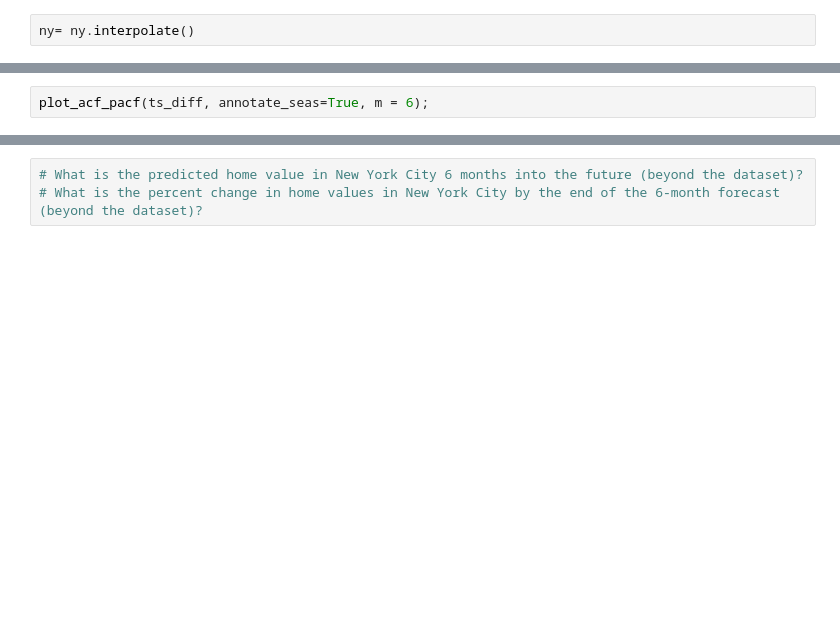
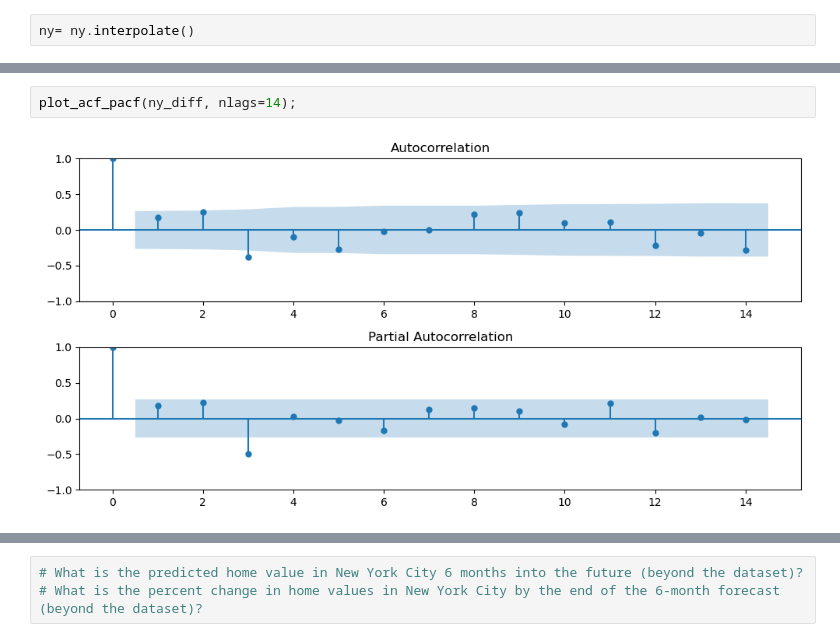
Before and after one commit to sof2401/Data-Visualization, a Jupyter notebook: Gridsearch SARIMA Models (Core).ipynb, the cells around one changed output, grey strips where cells are left out. Drawn from its saved outputs; the diff is of its cells as text; blank space fills up the shorter version.

```diff
--- a/Gridsearch SARIMA Models (Core).ipynb
+++ b/Gridsearch SARIMA Models (Core).ipynb
@@ -317,3 +389,5 @@ fig.tight_layout()
 # %%
-plot_acf_pacf(ts_diff, annotate_seas=True, m = 6);
+plot_acf_pacf(ny_diff, nlags=14);
+# %% [output]
+[figure, added]
 # %%
```
Also changed, not shown: parts of 18 cells of this notebook, 1 other file.
